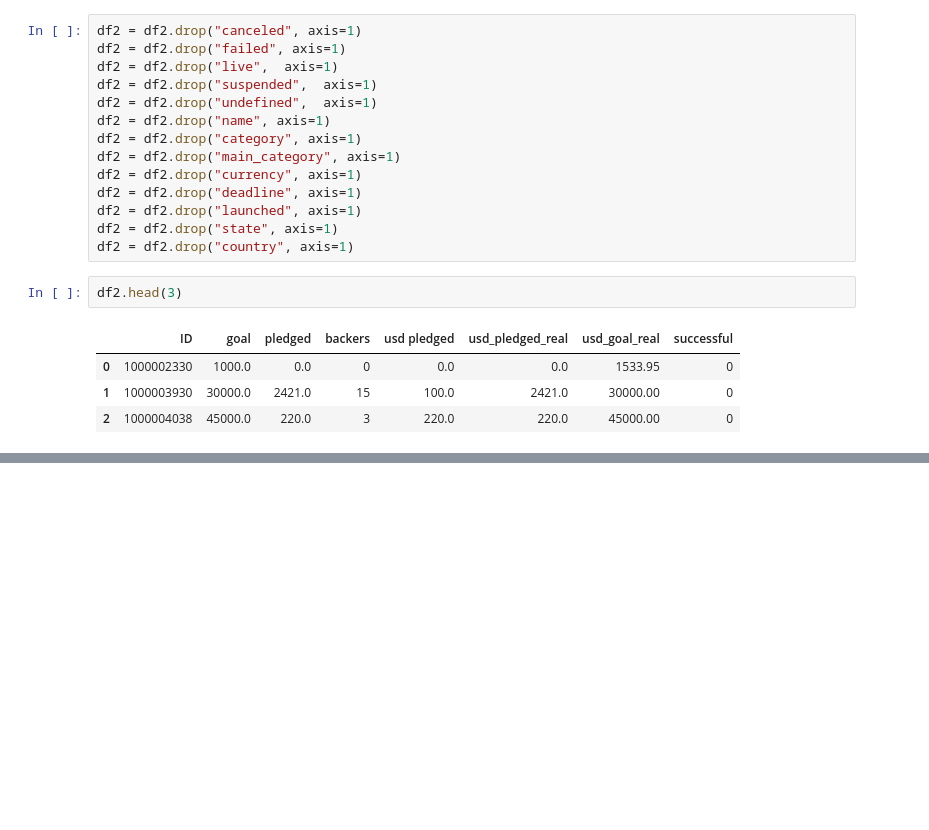
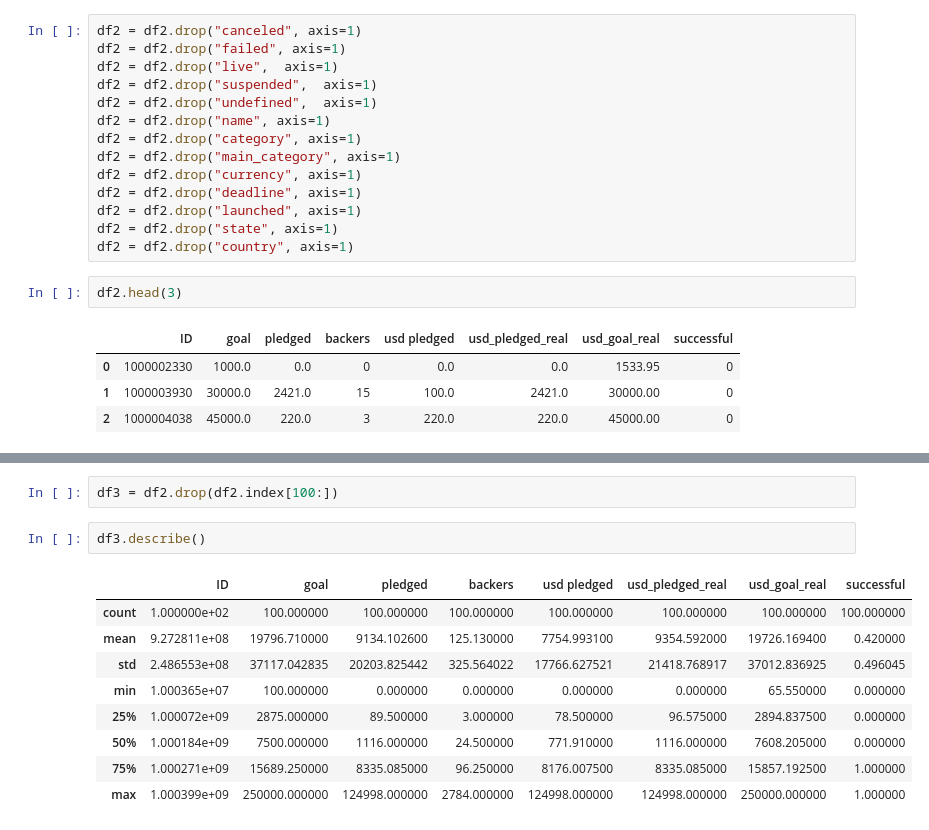
Before and after one commit to NaoyaHeiuchi/skillupai, a Jupyter notebook: Day2_work_塀内直也.ipynb, the cells around one changed output, grey strips where cells are left out. Cells and saved outputs as stored; diff of their text form; blank space fills up the shorter version.

```diff
--- a/Day2_work_塀内直也.ipynb
+++ b/Day2_work_塀内直也.ipynb
@@ -135,0 +187,14 @@ print(clf.best_params_, clf.best_score_)
+# %%
+df3 = df2.drop(df2.index[100:])
+# %%
+df3.describe()
+# %% [output]
+|  | ID | goal | pledged | backers | usd pledged | usd_pledged_real | usd_goal_real | successful |
+| count | 1.000000e+02 | 100.000000 | 100.000000 | 100.000000 | 100.000000 | 100.000000 | 100.000000 | 100.000000 |
+| mean | 9.272811e+08 | 19796.710000 | 9134.102600 | 125.130000 | 7754.993100 | 9354.592000 | 19726.169400 | 0.420000 |
+| std | 2.486553e+08 | 37117.042835 | 20203.825442 | 325.564022 | 17766.627521 | 21418.768917 | 37012.836925 | 0.496045 |
+| min | 1.000365e+07 | 100.000000 | 0.000000 | 0.000000 | 0.000000 | 0.000000 | 65.550000 | 0.000000 |
+| 25% | 1.000072e+09 | 2875.000000 | 89.500000 | 3.000000 | 78.500000 | 96.575000 | 2894.837500 | 0.000000 |
+| 50% | 1.000184e+09 | 7500.000000 | 1116.000000 | 24.500000 | 771.910000 | 1116.000000 | 7608.205000 | 0.000000 |
+| 75% | 1.000271e+09 | 15689.250000 | 8335.085000 | 96.250000 | 8176.007500 | 8335.085000 | 15857.192500 | 1.000000 |
+| max | 1.000399e+09 | 250000.000000 | 124998.000000 | 2784.000000 | 124998.000000 | 124998.000000 | 250000.000000 | 1.000000 |
```
Also changed, not shown: parts of 12 cells of this notebook.
